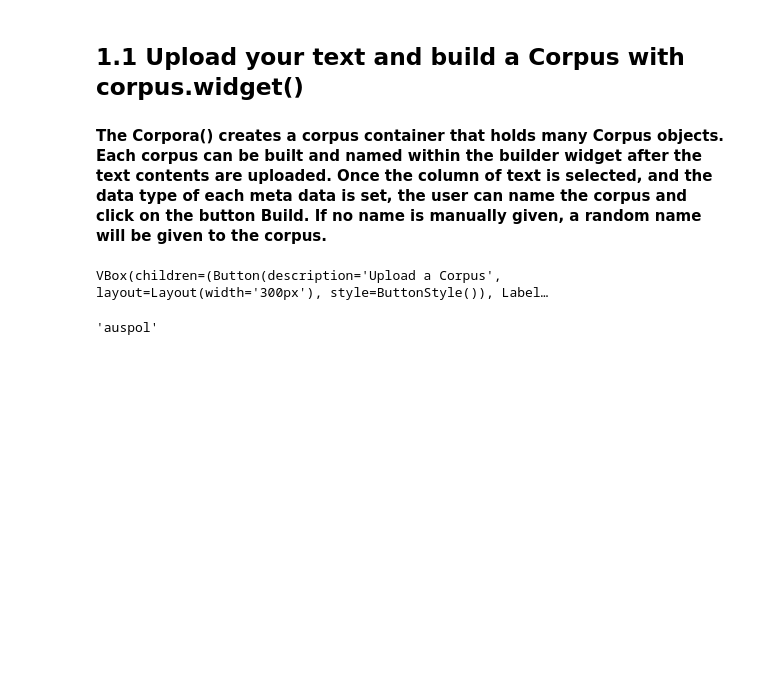
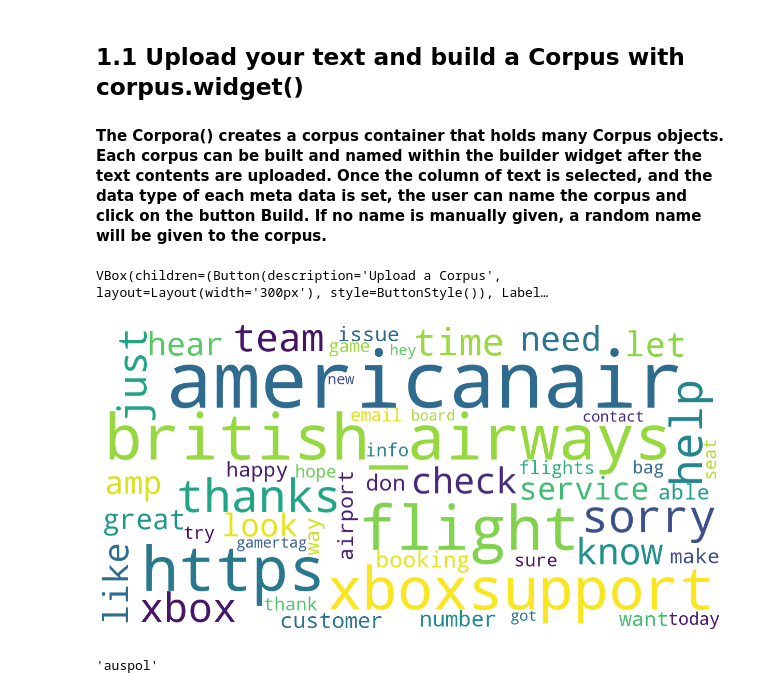
Before and after one commit to Sydney-Informatics-Hub/juxtorpus, a Jupyter notebook: notebooks/demos/taster_workshop/Taster-Corpus.ipynb, the cells around one changed output. Drawn from its saved outputs; the diff is of its cells as text; code cells hidden in the pictures; blank space fills up the shorter version.

```diff
--- a/notebooks/demos/taster_workshop/Taster-Corpus.ipynb
+++ b/notebooks/demos/taster_workshop/Taster-Corpus.ipynb
@@ -71,6 +71,10 @@ corpora = Corpora()
 corpora.widget()
 # %% [output]
 VBox(children=(Button(description='Upload a Corpus', layout=Layout(width='300px'), style=ButtonStyle()), Label…
+# %%
+corpora['CS'].viz.wordcloud()
+# %% [output]
+[figure, added]
 # %%
 use_cols = ['id', 'created_at', 'source', 'location', 'text', 'retweet_count', 'lang', 'possibly_sensitive', 'tweet_type']
 dtypes = ['Int64', 'category', 'string', 'Int64', 'category', 'category', 'category']
```
Also changed, not shown: 1 other file.
